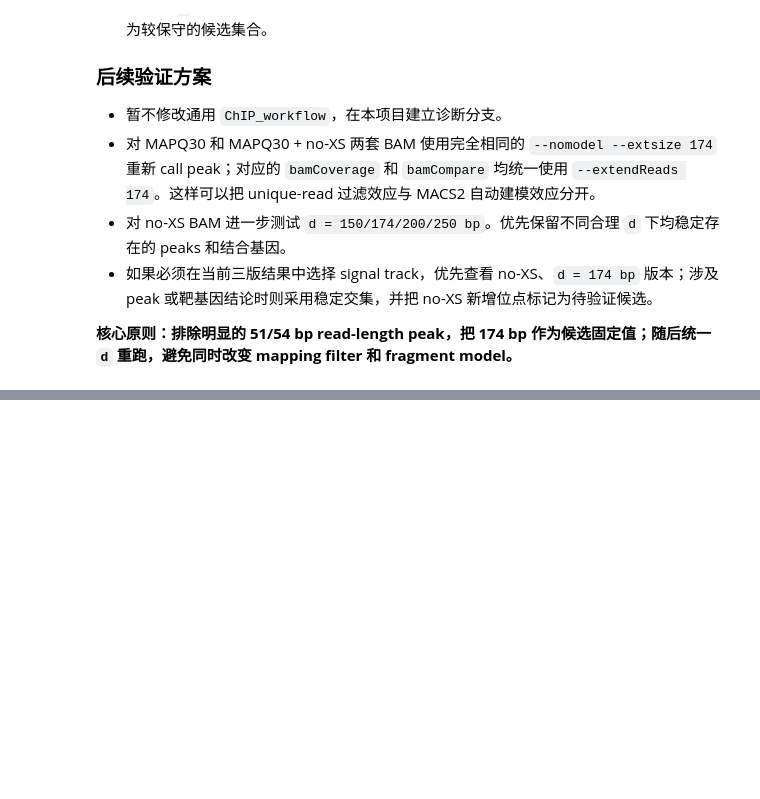
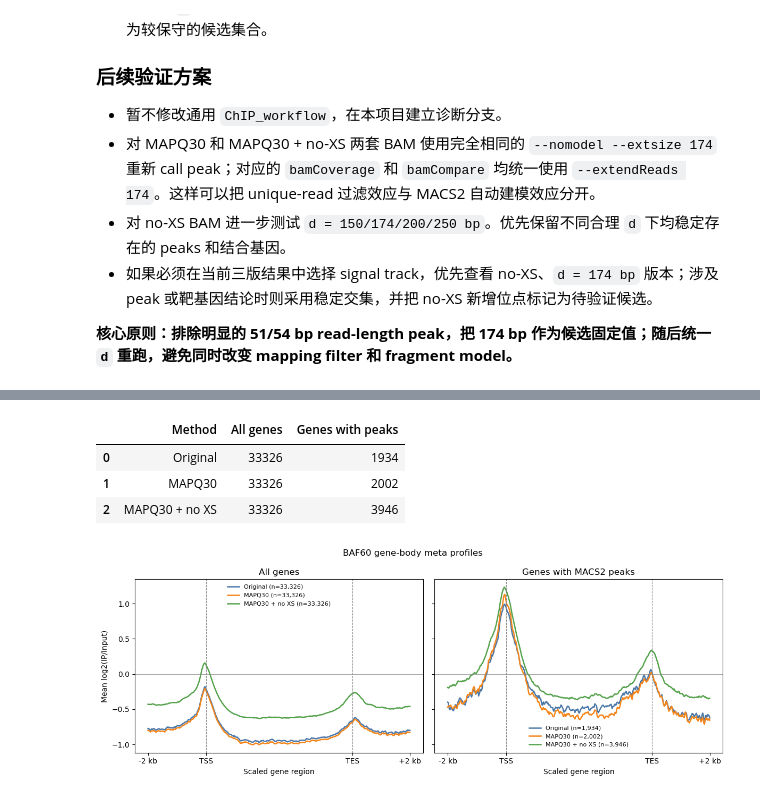
Before and after one commit to pengyfCR7/BAF60_ChIPseq_downstream_analyse_notebooks, a Jupyter notebook: inspect_BAF60_matrix.ipynb, the cells around one changed output, grey strips where cells are left out. Saved outputs shown, nothing was run; the diff lists cells and outputs as text; code cells hidden in the pictures; blank space fills up the shorter version.

Commit message:
Compare gene-body profiles across BAM filters

```diff
--- a/inspect_BAF60_matrix.ipynb
+++ b/inspect_BAF60_matrix.ipynb
@@ -756,0 +761,47 @@ no-XS 模型并没有把片段长度非常尖锐地限定在 174 bp。其备选
+# %%
+gene_body_matrix_paths = {
+    'Original': Path('/data1/home/zhangzhhui03/workspace/projects/SWP73B/ChIP_ATAC_MNase_PRJNA351855/results/chip_workflow/compute_matrix_gene_body/BAF60.gene_body.matrix.gz'),
+    'MAPQ30': Path('/data1/home/zhangzhhui03/workspace/projects/SWP73B/ChIP_ATAC_MNase_PRJNA351855/results/chip_workflow_unique_mapq30/compute_matrix_gene_body/BAF60.gene_body.matrix.gz'),
+    'MAPQ30 + no XS': Path('/data1/home/zhangzhhui03/workspace/projects/SWP73B/ChIP_ATAC_MNase_PRJNA351855/results/chip_workflow_mapq30_noXS/compute_matrix_gene_body/BAF60.gene_body.matrix.gz'),
+}
+
+gene_body_profiles = {}
+profile_summary = []
+for name, path in gene_body_matrix_paths.items():
+    with gzip.open(path, 'rt') as handle:
+        meta = json.loads(handle.readline().removeprefix('@'))
+    matrix = pd.read_csv(path, sep='\t', comment='@', header=None)
+    signal = matrix.iloc[:, 6:].to_numpy(float)
+    has_peak = matrix.iloc[:, 3].astype(str).isin(target_gene_sets[name]).to_numpy()
+    gene_body_profiles[name] = {
+        'all': np.nanmean(signal, axis=0),
+        'peak': np.nanmean(signal[has_peak], axis=0),
+    }
+    profile_summary.append([name, len(matrix), int(has_peak.sum())])
+
+profile_summary = pd.DataFrame(profile_summary, columns=['Method', 'All genes', 'Genes with peaks'])
+display(profile_summary)
+
+colors = {'Original': '#4C78A8', 'MAPQ30': '#F58518', 'MAPQ30 + no XS': '#54A24B'}
+x_ticks = [0, 100, 350, 449]
+x_labels = ['-2 kb', 'TSS', 'TES', '+2 kb']
+fig, axes = plt.subplots(1, 2, figsize=(12, 4.5), sharey=True)
+for ax, subset, title in zip(axes, ['all', 'peak'], ['All genes', 'Genes with MACS2 peaks']):
+    for name in method_order:
+        n = profile_summary.set_index('Method').loc[name, 'All genes' if subset == 'all' else 'Genes with peaks']
+        ax.plot(gene_body_profiles[name][subset], color=colors[name], lw=1.8, label=f'{name} (n={n:,})')
+    ax.axvline(100, color='grey', ls='--', lw=0.8)
+    ax.axvline(350, color='grey', ls='--', lw=0.8)
+    ax.axhline(0, color='grey', lw=0.5)
+    ax.set_xticks(x_ticks, x_labels)
+    ax.set(xlabel='Scaled gene region', title=title)
+    ax.legend(frameon=False, fontsize=8)
+axes[0].set_ylabel('Mean log2(IP/Input)')
+fig.suptitle('BAF60 gene-body meta profiles')
+plt.tight_layout()
+# %% [output]
+|  | Method | All genes | Genes with peaks |
+| 0 | Original | 33326 | 1934 |
+| 1 | MAPQ30 | 33326 | 2002 |
+| 2 | MAPQ30 + no XS | 33326 | 3946 |
+[figure, added]
```
Also changed, not shown: parts of 1 cell of this notebook.
